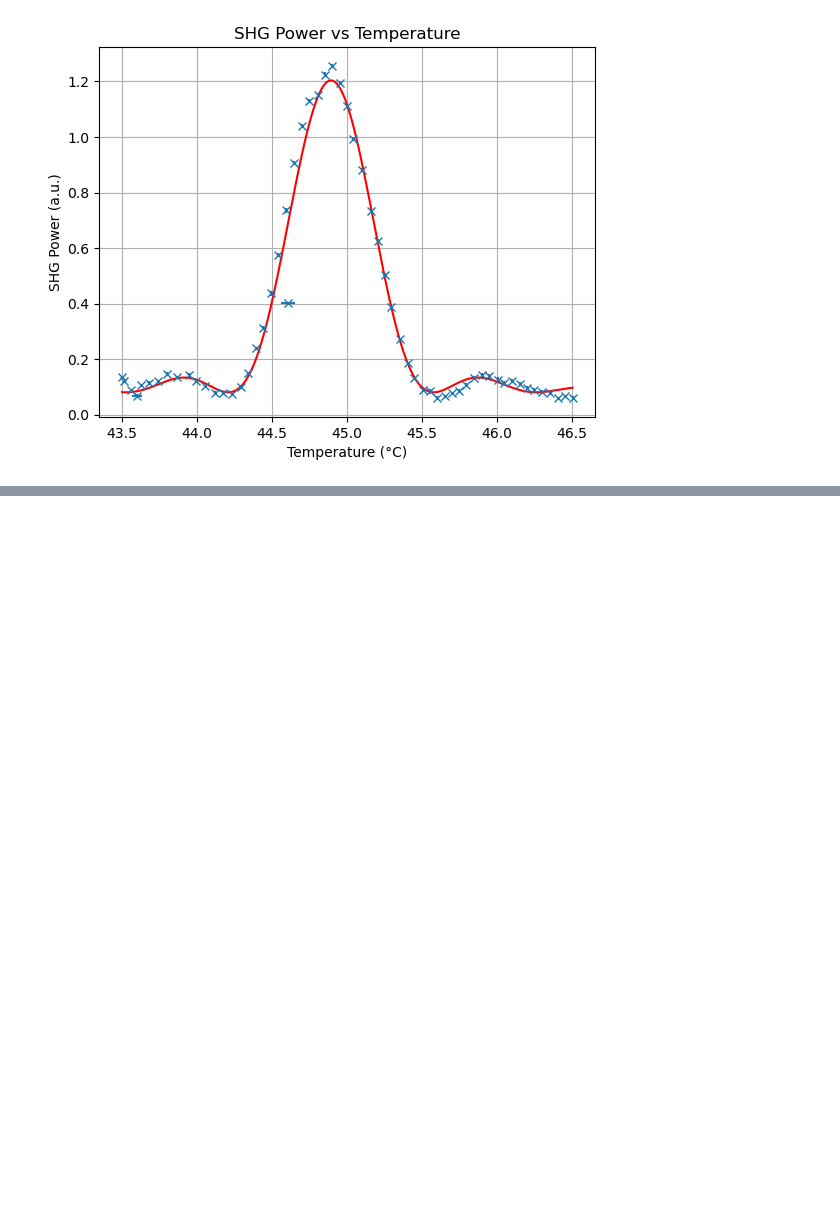
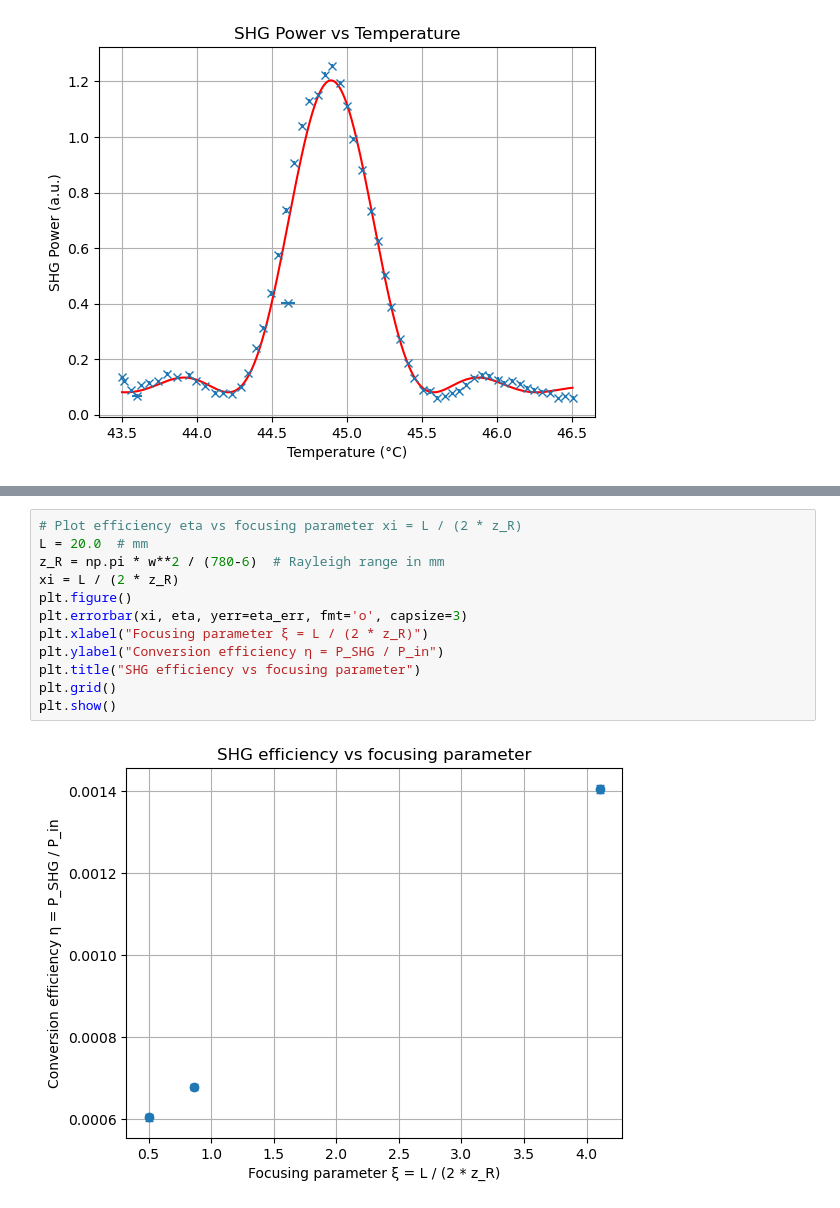
Before and after one commit to eq15t-panda/PANDAManager, a Jupyter notebook: plots_shg.ipynb, the cells around one changed output, grey strips where cells are left out. Cells and saved outputs as stored; diff of their text form; blank space fills up the shorter version.

```diff
--- a/plots_shg.ipynb
+++ b/plots_shg.ipynb
@@ -93,0 +179,14 @@ plt.show()
+# %%
+# Plot efficiency eta vs focusing parameter xi = L / (2 * z_R)
+L = 20.0  # mm
+z_R = np.pi * w**2 / (780-6)  # Rayleigh range in mm
+xi = L / (2 * z_R)
+plt.figure()
+plt.errorbar(xi, eta, yerr=eta_err, fmt='o', capsize=3)
+plt.xlabel("Focusing parameter ξ = L / (2 * z_R)")
+plt.ylabel("Conversion efficiency η = P_SHG / P_in")
+plt.title("SHG efficiency vs focusing parameter")
+plt.grid()
+plt.show()
+# %% [output]
+[figure, added]
```
Also changed, not shown: parts of 8 cells of this notebook, 5 other files.
